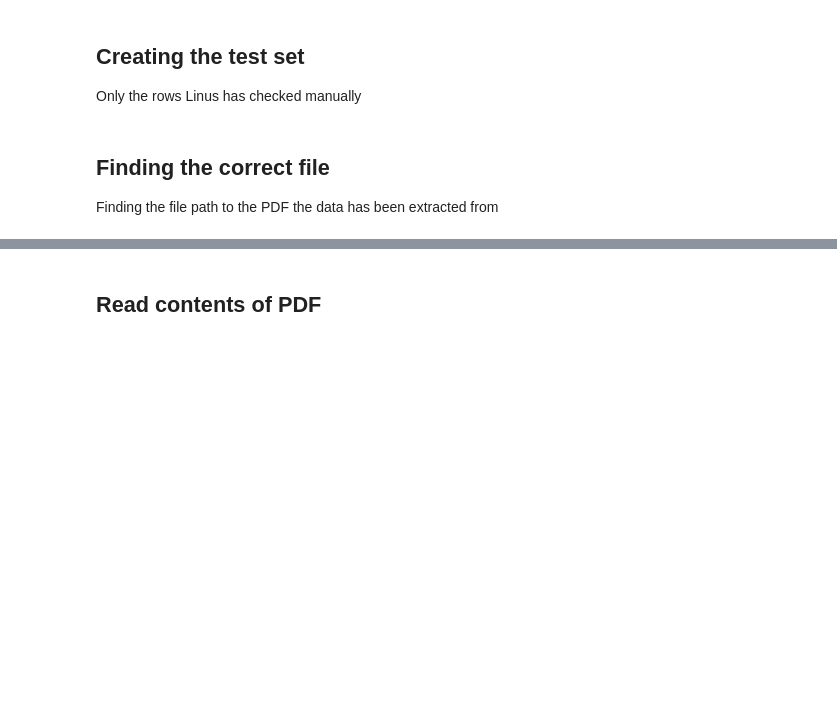
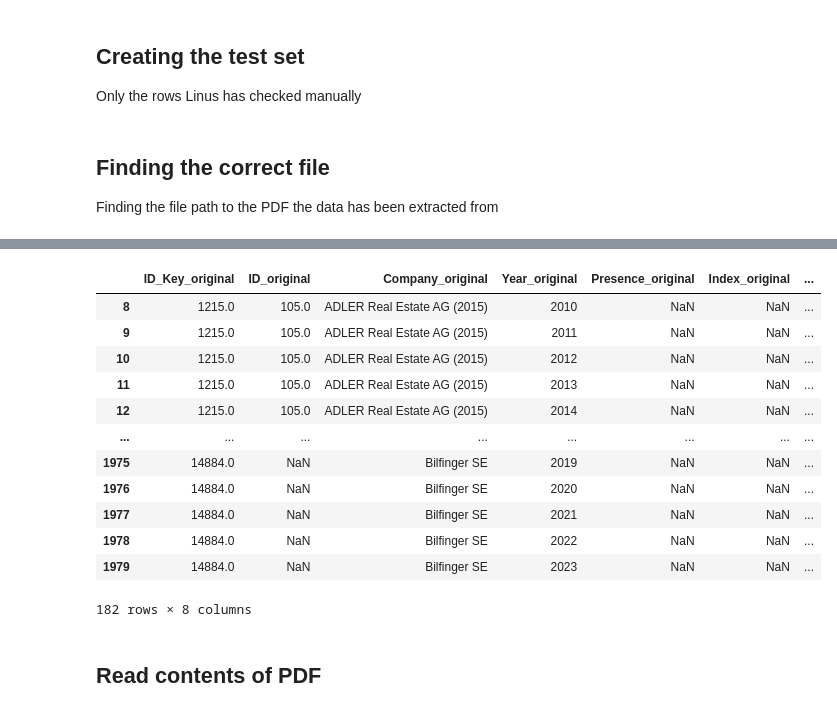
Before and after one commit to KensingtonOscupant/hv-praesenzen, a Jupyter notebook: hv_preprocessing.ipynb, the cells around one changed output, grey strips where cells are left out. Cells and saved outputs as stored; diff of their text form; code cells hidden in the pictures; blank space fills up the shorter version.

```diff
--- a/hv_preprocessing.ipynb
+++ b/hv_preprocessing.ipynb
@@ -1,12 +1,15 @@
 # %%
 import pandas as pd
 import os
-import openai
+from openai import OpenAI
 from dotenv import load_dotenv
+import wandb
 
 load_dotenv()
 
-openai.api_key = os.getenv("OPENAI_API_KEY")
+api_key = os.getenv("OPENAI_API_KEY")
+
+client = OpenAI(api_key=api_key)
 
 df_original = pd.read_csv('data/combined_old.csv')
 
@@ -166,3 +240,19 @@ You tried to access openai.ChatCompletion, but this is no longer supported in op
+# %%
+test_set_small
+# %% [output]
+|  | ID_Key_original | ID_original | Company_original | Year_original | Presence_original | Index_original | ... |
+| 8 | 1215.0 | 105.0 | ADLER Real Estate AG (2015) | 2010 | NaN | NaN | ... |
+| 9 | 1215.0 | 105.0 | ADLER Real Estate AG (2015) | 2011 | NaN | NaN | ... |
+| 10 | 1215.0 | 105.0 | ADLER Real Estate AG (2015) | 2012 | NaN | NaN | ... |
+| 11 | 1215.0 | 105.0 | ADLER Real Estate AG (2015) | 2013 | NaN | NaN | ... |
+| 12 | 1215.0 | 105.0 | ADLER Real Estate AG (2015) | 2014 | NaN | NaN | ... |
+| ... | ... | ... | ... | ... | ... | ... | ... |
+| 1975 | 14884.0 | NaN | Bilfinger SE | 2019 | NaN | NaN | ... |
+| 1976 | 14884.0 | NaN | Bilfinger SE | 2020 | NaN | NaN | ... |
+| 1977 | 14884.0 | NaN | Bilfinger SE | 2021 | NaN | NaN | ... |
+| 1978 | 14884.0 | NaN | Bilfinger SE | 2022 | NaN | NaN | ... |
+| 1979 | 14884.0 | NaN | Bilfinger SE | 2023 | NaN | NaN | ... |
+182 rows × 8 columns
 # %% [markdown]
 ## Read contents of PDF
 # %%
```
Also changed, not shown: parts of 2 cells of this notebook, 1 other file.
